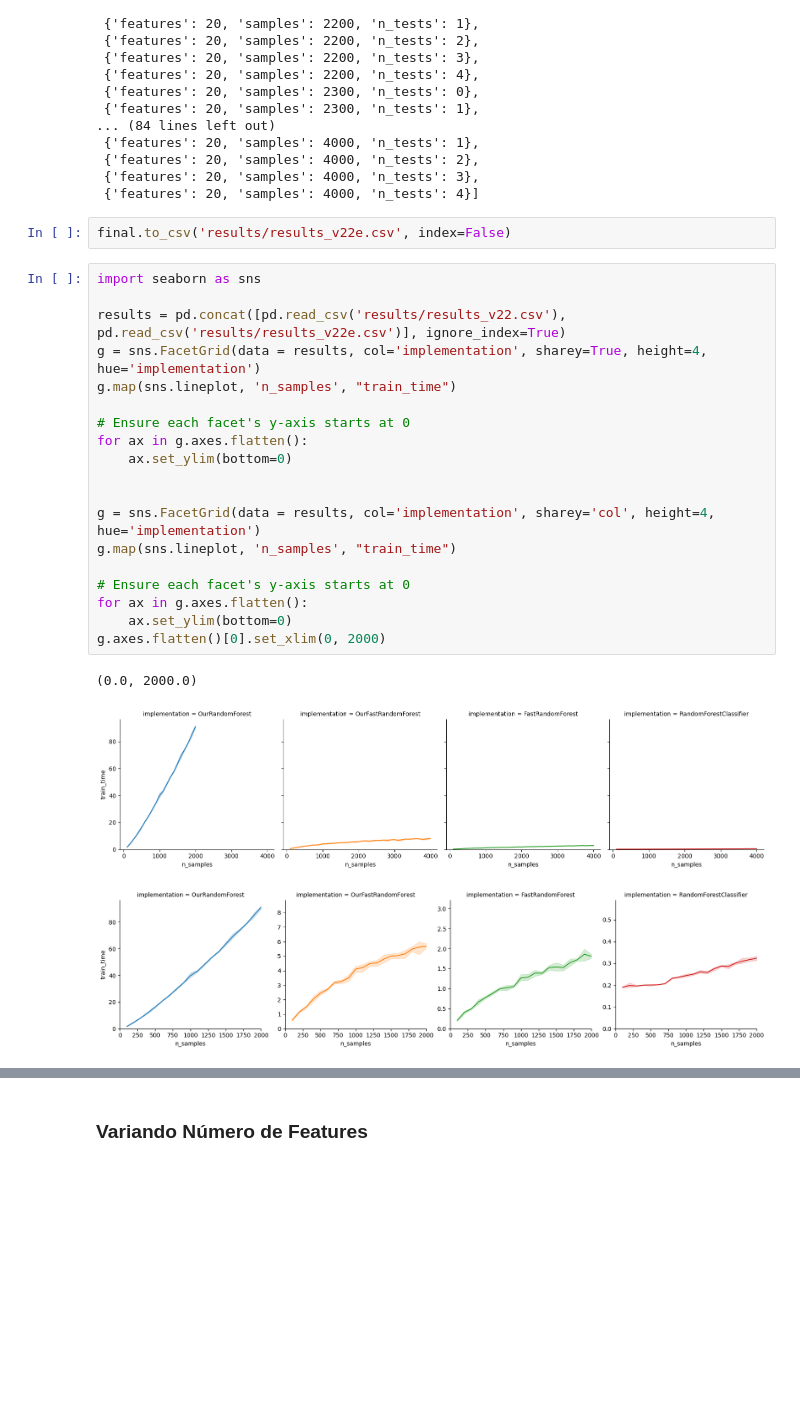
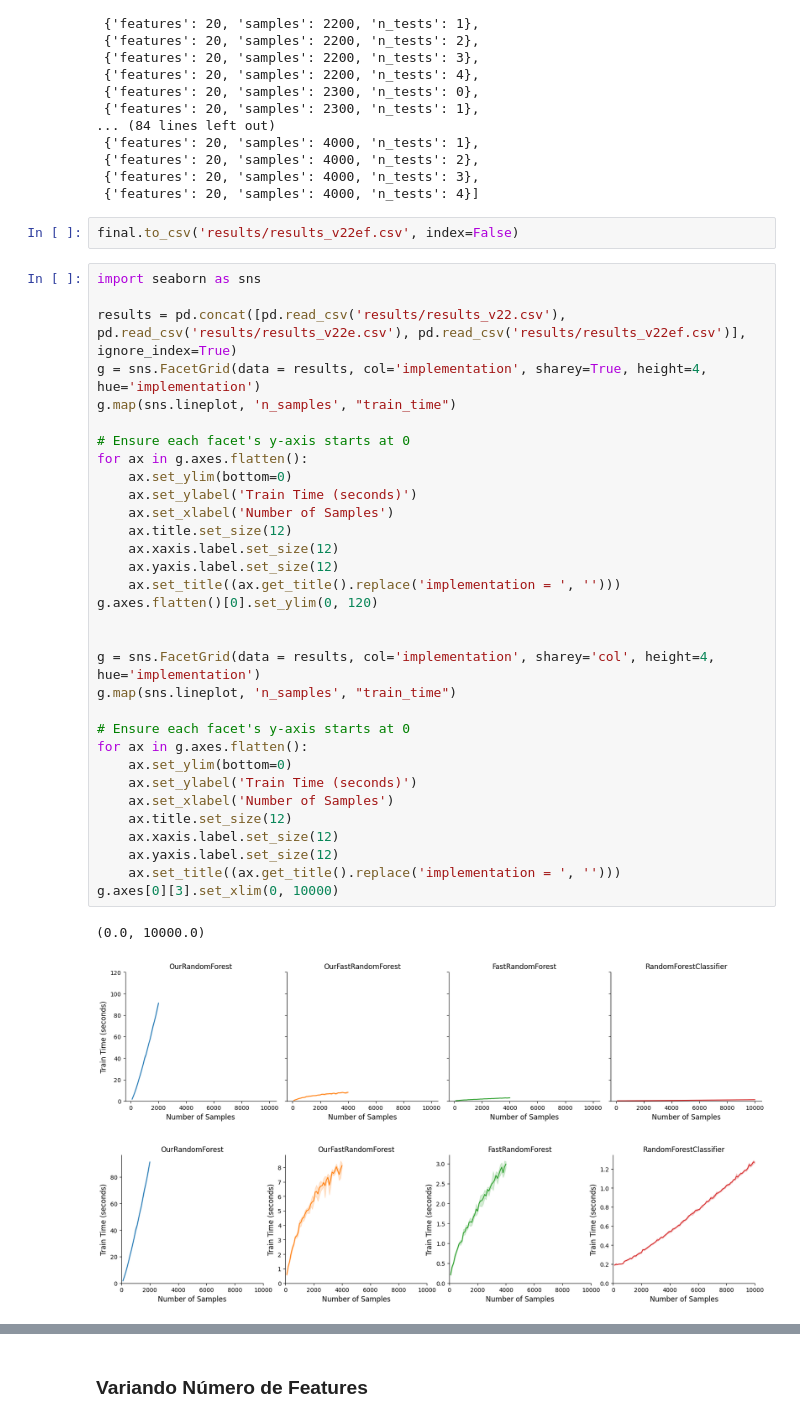
Before and after one commit to grkremer/algorithms_2026-2, a Jupyter notebook: tests.ipynb, the cells around one changed output, grey strips where cells are left out. Saved outputs shown, nothing was run; the diff lists cells and outputs as text; blank space fills up the shorter version.

Commit message:
final tests graphs

```diff
--- a/tests.ipynb
+++ b/tests.ipynb
@@ -119,27 +119,40 @@ tests
  {'features': 20, 'samples': 4000, 'n_tests': 3},
  {'features': 20, 'samples': 4000, 'n_tests': 4}]
 # %%
-final.to_csv('results/results_v22e.csv', index=False)
+final.to_csv('results/results_v22ef.csv', index=False)
 # %%
 import seaborn as sns
 
-results = pd.concat([pd.read_csv('results/results_v22.csv'), pd.read_csv('results/results_v22e.csv')], ignore_index=True)
+results = pd.concat([pd.read_csv('results/results_v22.csv'), pd.read_csv('results/results_v22e.csv'), pd.read_csv('results/results_v22ef.csv')], ignore_index=True)
 g = sns.FacetGrid(data = results, col='implementation', sharey=True, height=4, hue='implementation')
 g.map(sns.lineplot, 'n_samples', "train_time")
 
 # Ensure each facet's y-axis starts at 0
 for ax in g.axes.flatten():
     ax.set_ylim(bottom=0)
+    ax.set_ylabel('Train Time (seconds)')
+    ax.set_xlabel('Number of Samples')
+    ax.title.set_size(12)
+    ax.xaxis.label.set_size(12)
+    ax.yaxis.label.set_size(12)
+    ax.set_title((ax.get_title().replace('implementation = ', '')))
+g.axes.flatten()[0].set_ylim(0, 120)
 
 
 g = sns.FacetGrid(data = results, col='implementation', sharey='col', height=4, hue='implementation')
 g.map(sns.lineplot, 'n_samples', "train_time")
 
 # Ensure each facet's y-axis starts at 0
 for ax in g.axes.flatten():
     ax.set_ylim(bottom=0)
-g.axes.flatten()[0].set_xlim(0, 2000)
+    ax.set_ylabel('Train Time (seconds)')
+    ax.set_xlabel('Number of Samples')
+    ax.title.set_size(12)
+    ax.xaxis.label.set_size(12)
+    ax.yaxis.label.set_size(12)
+    ax.set_title((ax.get_title().replace('implementation = ', '')))
+g.axes[0][3].set_xlim(0, 10000)
 # %% [output]
-(0.0, 2000.0)
+(0.0, 10000.0)
-[figure, old version]
+[figure, new version]
-[figure, old version]
+[figure, new version]
```
Also changed, not shown: parts of 10 cells of this notebook, 2 other files.
